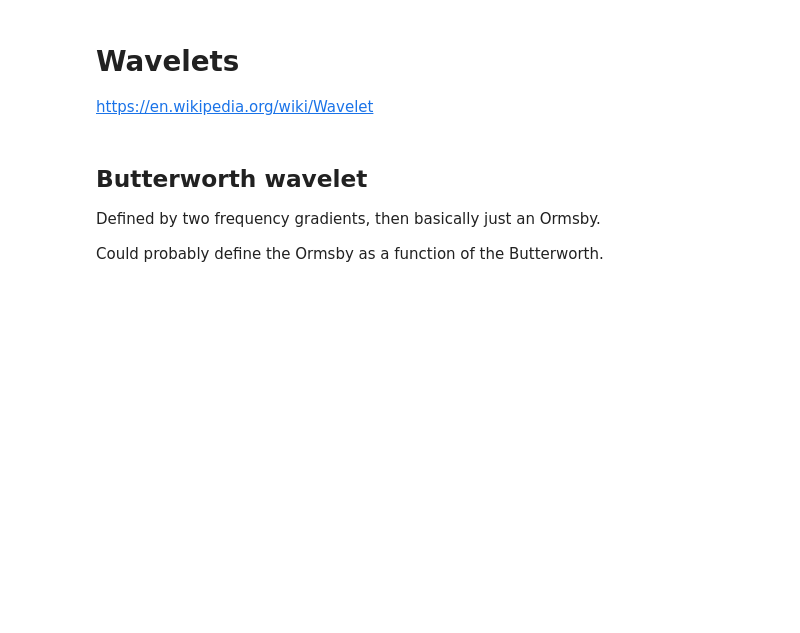
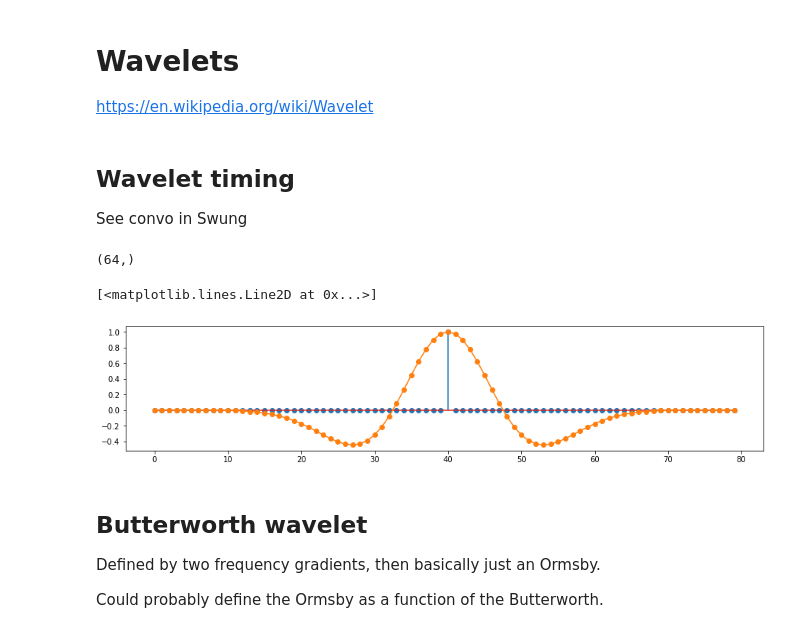
Before and after one commit to agilescientific/in-bruges, a Jupyter notebook: notebooks_dev/Wavelets.ipynb, the cells around one changed output. Drawn from its saved outputs; the diff is of its cells as text; code cells hidden in the pictures; blank space fills up the shorter version.

```diff
--- a/notebooks_dev/Wavelets.ipynb
+++ b/notebooks_dev/Wavelets.ipynb
@@ -62,6 +62,28 @@ def wavelet(duration, dt, f, phase=0, kind='ricker', return_t=False, args=None):
         return Wavelet(w, t)
     else:
         return w
+# %% [markdown]
+## Wavelet timing
+
+See convo in Swung
+# %%
+import numpy as np
+import matplotlib.pyplot as plt
+import bruges as bg
+
+w = bg.filters.ricker(0.064, 0.001, 30)
+print(w.shape)
+
+arr = np.zeros(80)
+arr[40] = 1
+
+plt.figure(figsize=(15, 3))
+plt.stem(arr)
+plt.plot(np.correlate(arr, w, mode='same'), 'C1o-')
+# %% [output]
+(64,)
+[<matplotlib.lines.Line2D at 0x...>]
+[figure, added]
 # %% [markdown]
 ## Butterworth wavelet
 
```
Also changed, not shown: 2 other files.
